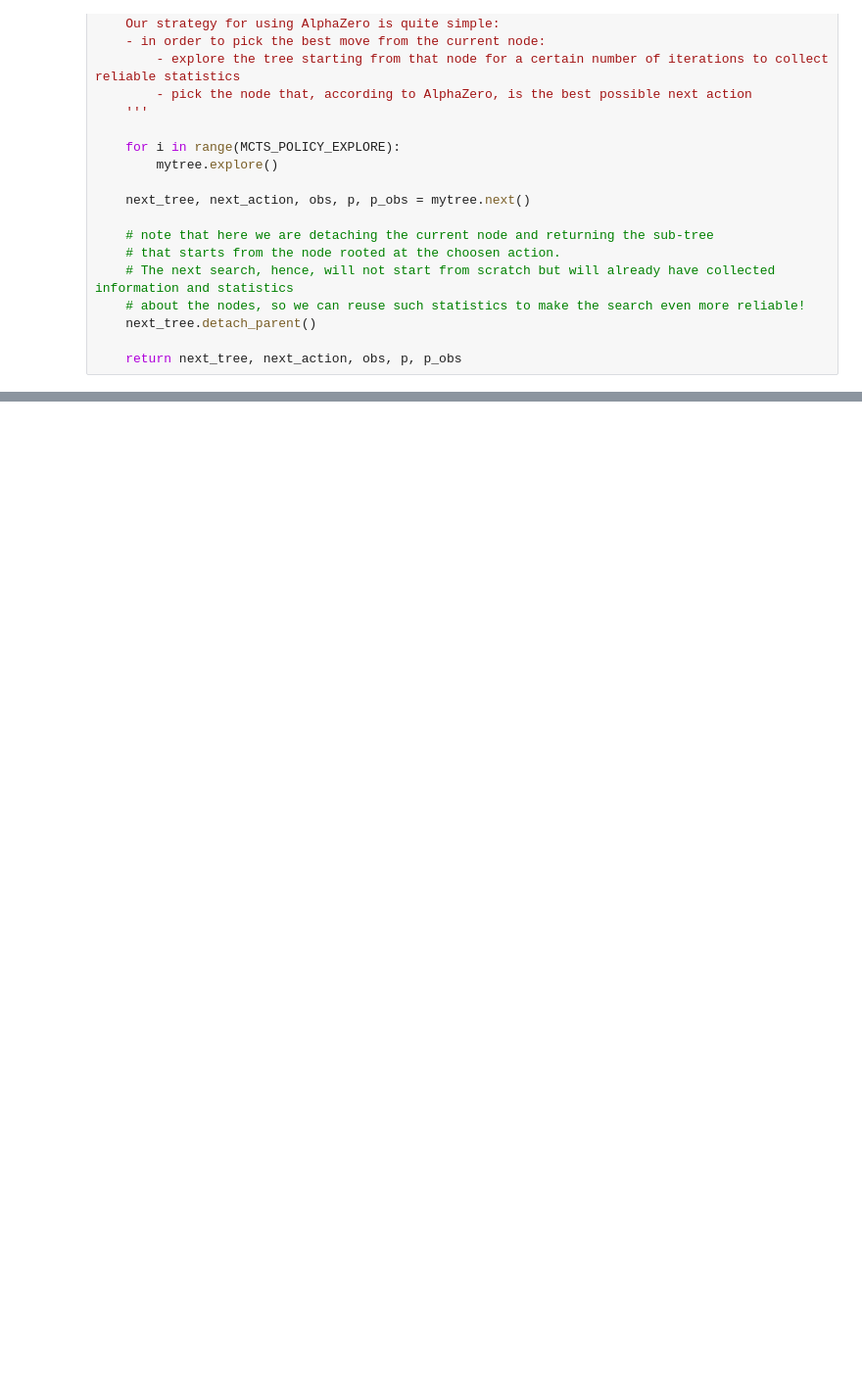
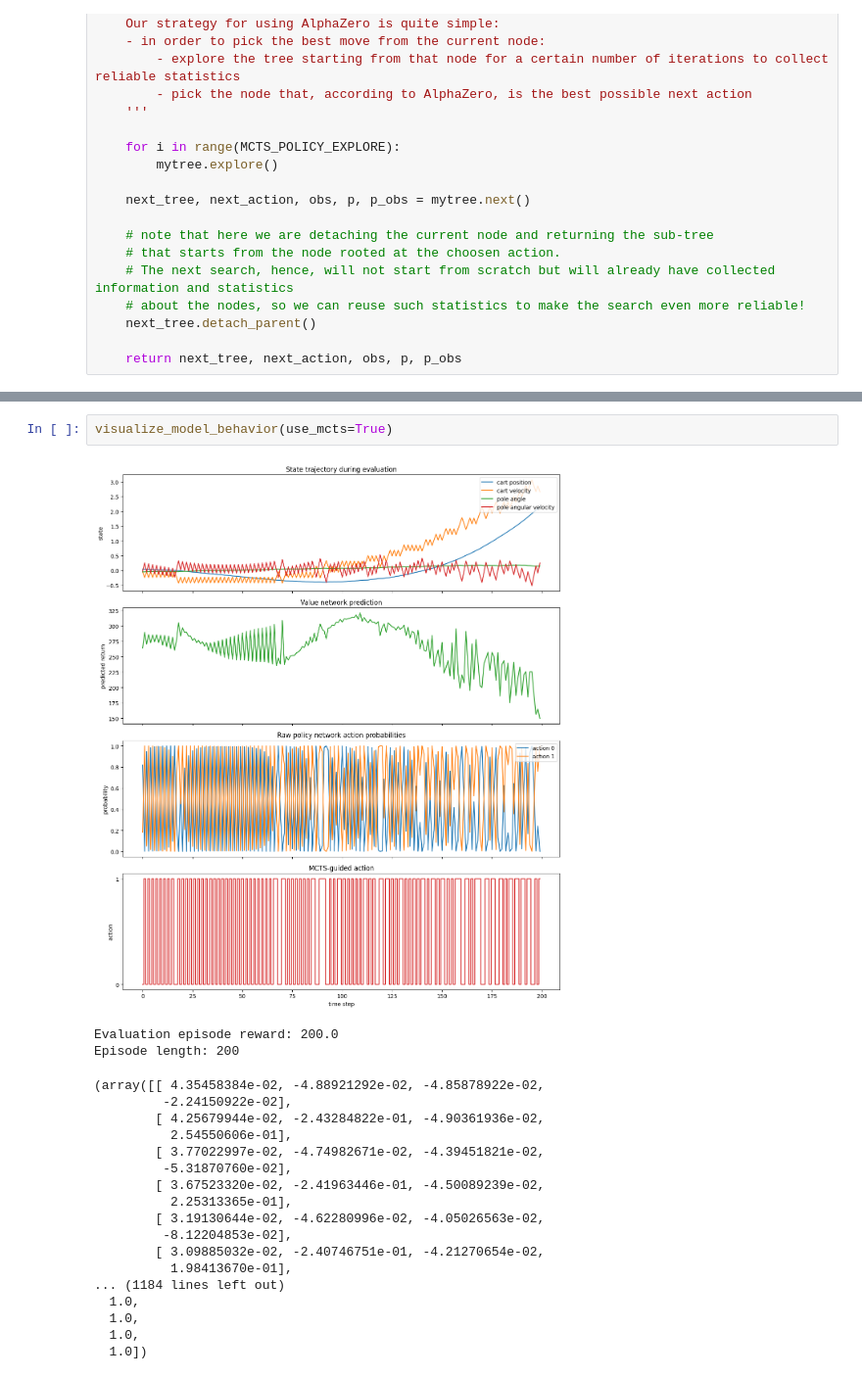
Before and after one commit to Mittenbuhler/teamproject_26, a Jupyter notebook: tutorials/MuZero/AlphaZero.ipynb, the cells around one changed output, grey strips where cells are left out. Shown at 98% size. Saved outputs shown, nothing was run; the diff lists cells and outputs as text; blank space fills up the shorter version.

```diff
--- a/tutorials/MuZero/AlphaZero.ipynb
+++ b/tutorials/MuZero/AlphaZero.ipynb
@@ -857,0 +851,23 @@ print('- visualize_model_behavior(use_mcts=True)')
+# %%
+visualize_model_behavior(use_mcts=True)
+# %% [output]
+[figure, added]
+Evaluation episode reward: 200.0
+Episode length: 200
+(array([[ 4.35458384e-02, -4.88921292e-02, -4.85878922e-02,
+         -2.24150922e-02],
+        [ 4.25679944e-02, -2.43284822e-01, -4.90361936e-02,
+          2.54550606e-01],
+        [ 3.77022997e-02, -4.74982671e-02, -4.39451821e-02,
+         -5.31870760e-02],
+        [ 3.67523320e-02, -2.41963446e-01, -4.50089239e-02,
+          2.25313365e-01],
+        [ 3.19130644e-02, -4.62280996e-02, -4.05026563e-02,
+         -8.12204853e-02],
+        [ 3.09885032e-02, -2.40746751e-01, -4.21270654e-02,
+          1.98413670e-01],
+... (1184 lines left out)
+  1.0,
+  1.0,
+  1.0,
+  1.0])
```
Also changed, not shown: parts of 2 cells of this notebook.
